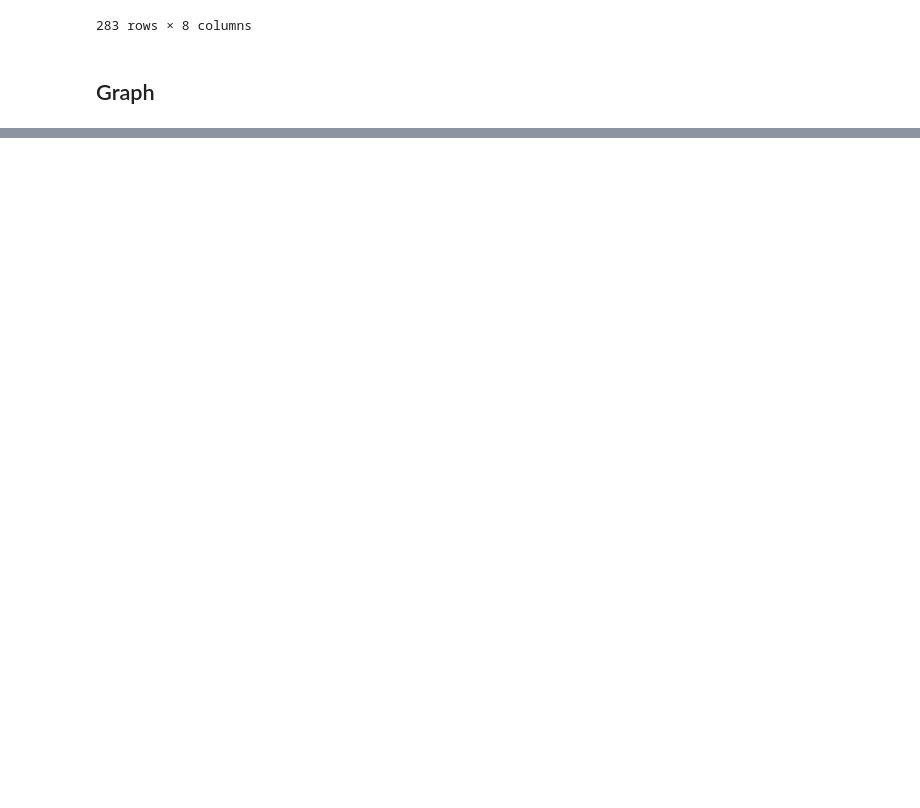
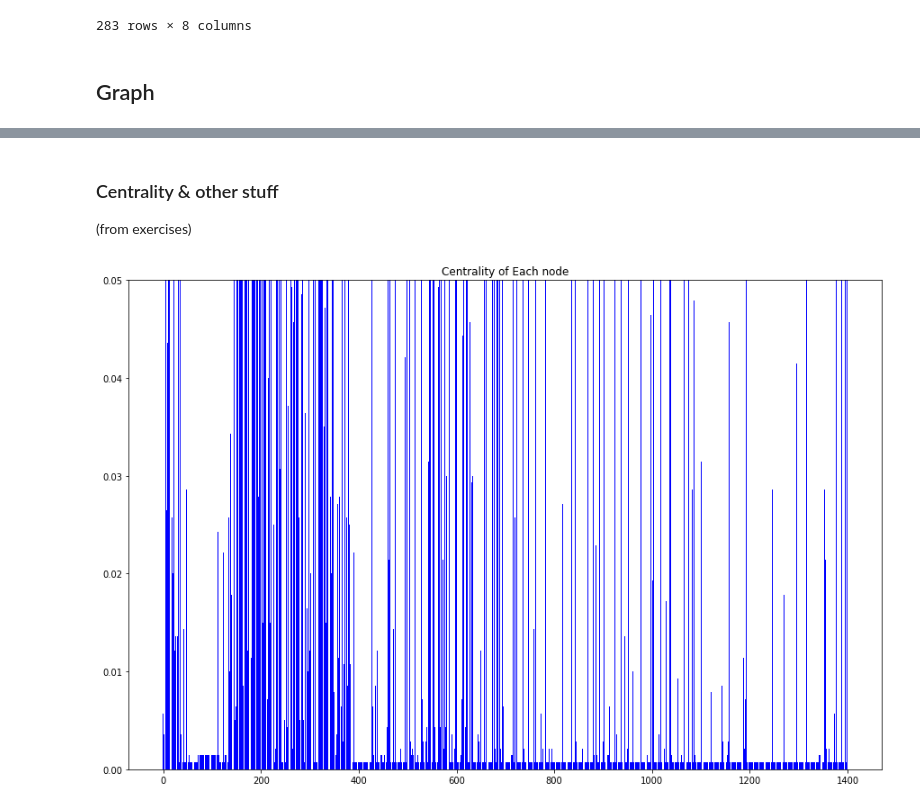
Before and after one commit to giorgettisabrina/Network_Science, a Jupyter notebook: final_project/Gift_Cards.ipynb, the cells around one changed output, grey strips where cells are left out. Saved outputs shown, nothing was run; the diff lists cells and outputs as text; code cells hidden in the pictures; blank space fills up the shorter version.

```diff
--- a/final_project/Gift_Cards.ipynb
+++ b/final_project/Gift_Cards.ipynb
@@ -169,0 +183,16 @@ def create_nodes (df):
+# %% [markdown]
+### Centrality & other stuff
+(from exercises)
+# %%
+
+#Centrality of the Nodes.
+degree_central=nx.degree_centrality(G)
+plt.bar(range(len(degree_central)),degree_central.values(),width=0.8, color='b')
+fig = plt.gcf()
+axes=plt.gca()
+fig.set_size_inches(15,10)
+axes.set_ylim([0,0.05])
+plt.title("Centrality of Each node")
+plt.show()
+# %% [output]
+[figure, added]
```
Also changed, not shown: parts of 19 cells of this notebook.
